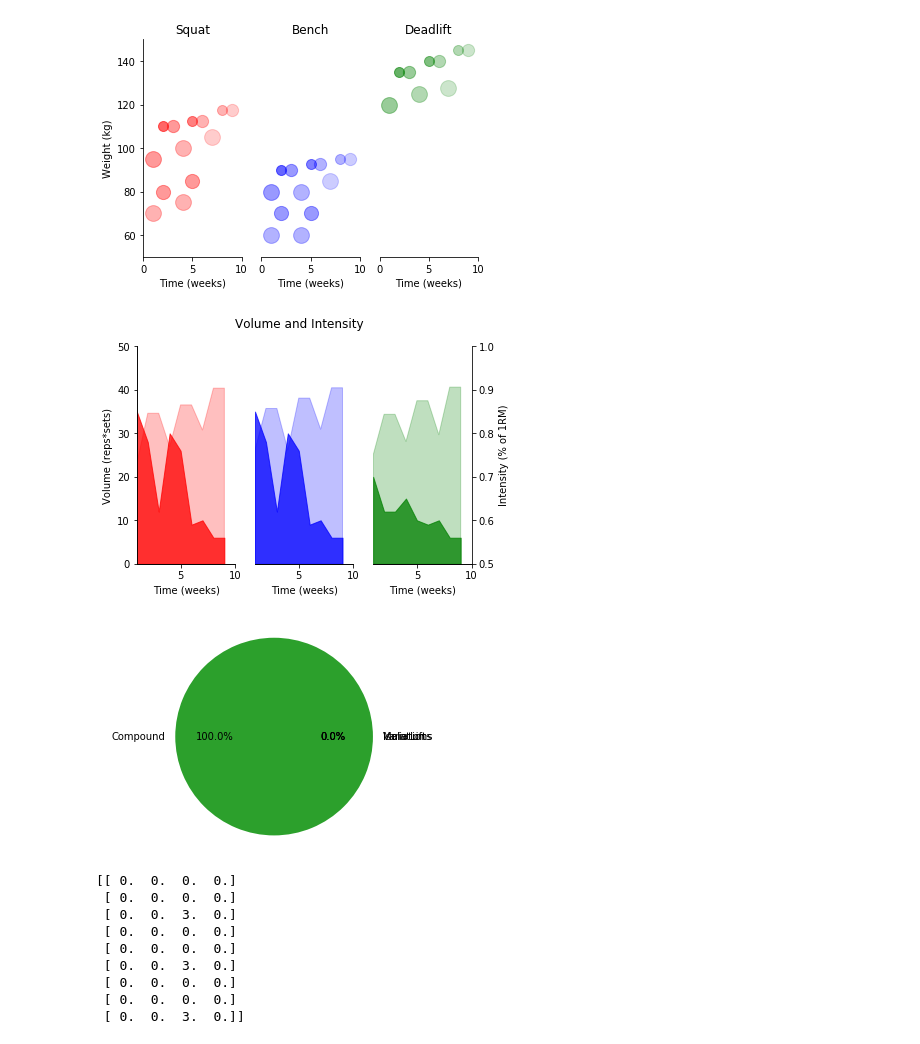
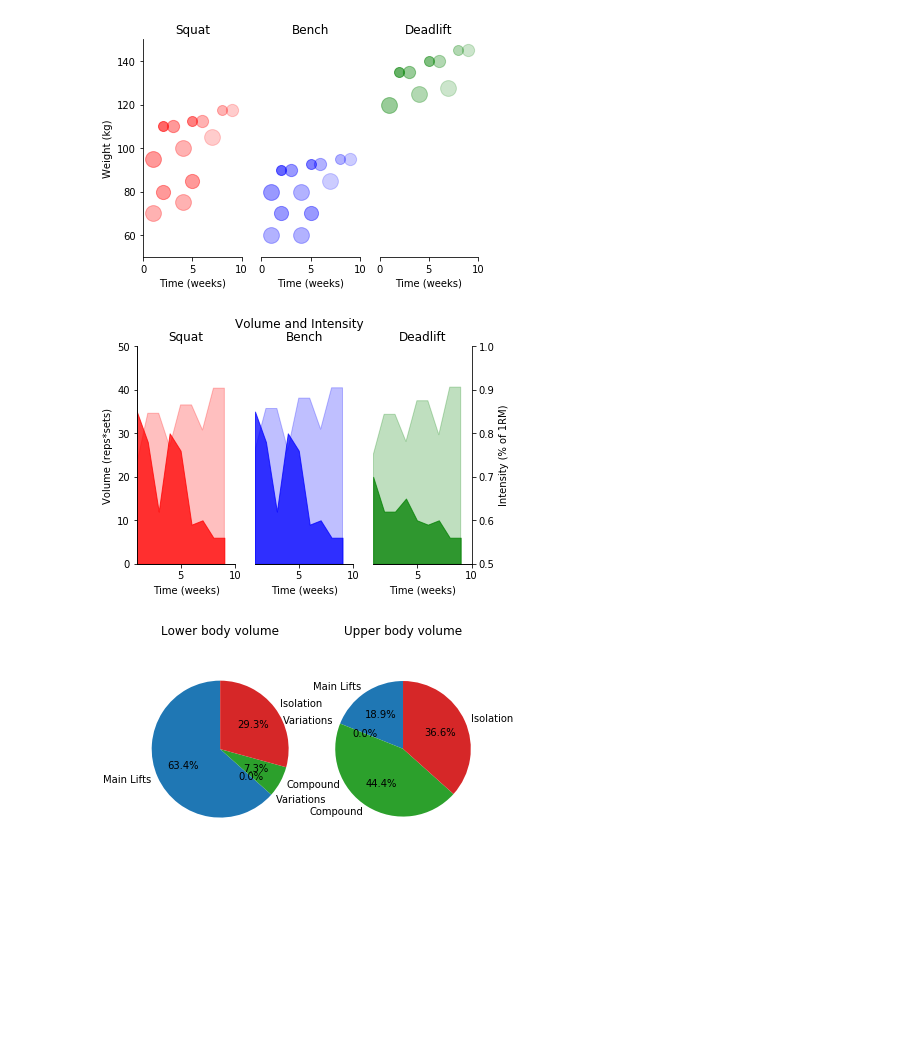
Before and after one commit to JamesMB209/coding_practice, a Jupyter notebook: Gym vis.ipynb, the cells around one changed output. Drawn from its saved outputs; the diff is of its cells as text; code cells hidden in the pictures; blank space fills up the shorter version.

```diff
--- a/Gym vis.ipynb
+++ b/Gym vis.ipynb
@@ -163,6 +163,7 @@ f.suptitle('Volume and Intensity')
 
 #ax1.plot(X,Vol, 'g-')
 #ax2.plot(X,Int, 'b-')
+ax1.set_title('Squat')
 ax1.set_xlabel('Time (weeks)')
 ax1.set_ylabel('Volume (reps*sets)')
 ax1.set_xlim([1,10])
@@ -174,6 +175,7 @@ ax12.spines['top'].set_visible(False)
 ax12.spines['right'].set_visible(False)
 ax12.axes.get_yaxis().set_ticks([])
 
+ax2.set_title('Bench')
 ax2.set_xlabel('Time (weeks)')
 ax2.set_xlim([1,10])
 ax2.set_ylim([0,50])
@@ -187,6 +189,7 @@ ax22.spines['right'].set_visible(False)
 ax22.spines['left'].set_visible(False)
 ax22.spines['top'].set_visible(False)
 
+ax3.set_title('Deadlift')
 ax3.set_xlabel('Time (weeks)')
 ax3.set_xlim([1,10])
 ax3.set_ylim([0,50])
@@ -203,44 +206,64 @@ ax32.set_ylabel('Intensity (% of 1RM)')
 
 plt.show()
 # %% [output]
-[figure, old version]
+[figure, new version]
 # %%
 # pie plot of ALL volume (e.g., main lifts, 1,2,3)
 plt.close()
-f, (ax1) = plt.subplots()
+f, (ax1,ax2) = plt.subplots(1,2)
 
-# Squat
+# Lowerbody
+# add squat sets.
 no_week = (np.int64(round(max(Squat[:,0]))))+1
 pie_dat = np.zeros([no_week-1,4])
-#Int = np.empty([1,no_week-1])
-#x = range(1,no_week)
+
+for i in range(1,no_week):
+    idx = Squat[:,0] == i
+    pie_dat[i-1,0] = sum(Squat[idx,2])
+
+# add deadlift sets.
+no_week = (np.int64(round(max(Deadlift[:,0]))))+1
+
+for i in range(1,no_week):
+    idx = Deadlift[:,0] == i
+    pie_dat[i-1,0] = pie_dat[i-1,0] + sum(Deadlift[idx,2])
+
+# other volume
+no_week = (np.int64(round(max(L_acc[:,0]))))+1
+for i in range(1,no_week):
+
+    for j in range(1,4): # types of volume
+        idx = np.logical_and(L_acc[:,0] == i,L_acc[:,2] == j)
+        pie_dat[i-1,j] = sum(L_acc[idx,1])
+
+ax1.set_title('Lower body volume')
+labels=['Main Lifts','Variations','Compound','Isolation']
+ax1.pie((sum(pie_dat)),labels=labels,autopct='%1.1f%%', startangle=90)
+ax1.axis('equal')
 
 
+# Upperbody
+no_week = (np.int64(round(max(Bench[:,0]))))+1
+pie_dat = np.zeros([no_week-1,4])
+
+for i in range(1,no_week):
+    idx = Bench[:,0] == i
+    pie_dat[i-1,0] = sum(Bench[idx,2])
+
+no_week = (np.int64(round(max(U_acc[:,0]))))+1
 for i in range(1,no_week):
 
-    for j in range(1,3): # types of volume
-        idx = np.logical_and(L_acc[:,0] == i,L_acc[:,2] == j)
+    for j in range(1,4): # types of volume
+        idx = np.logical_and(U_acc[:,0] == i,U_acc[:,2] == j)
+        pie_dat[i-1,j] = sum(U_acc[idx,1])
 
-        #if sum(L_acc[idx,1]) > 0:
-        pie_dat[i-1,j] = sum(L_acc[idx,1])
-
+ax2.set_title('Upper body volume')
 labels=['Main Lifts','Variations','Compound','Isolation']
-ax1.pie((sum(pie_dat)),labels=labels,autopct='%1.1f%%')
-ax1.axis('equal')
+ax2.pie((sum(pie_dat)),labels=labels,autopct='%1.1f%%', startangle=90)
+ax2.axis('equal')
 
 plt.show()
-
-print(pie_dat)
 # %% [output]
-[figure, old version]
+[figure, new version]
-[[ 0.  0.  0.  0.]
- [ 0.  0.  0.  0.]
- [ 0.  0.  3.  0.]
- [ 0.  0.  0.  0.]
- [ 0.  0.  0.  0.]
- [ 0.  0.  3.  0.]
- [ 0.  0.  0.  0.]
- [ 0.  0.  0.  0.]
- [ 0.  0.  3.  0.]]
 # %%
 #trend plot of all volume
```
